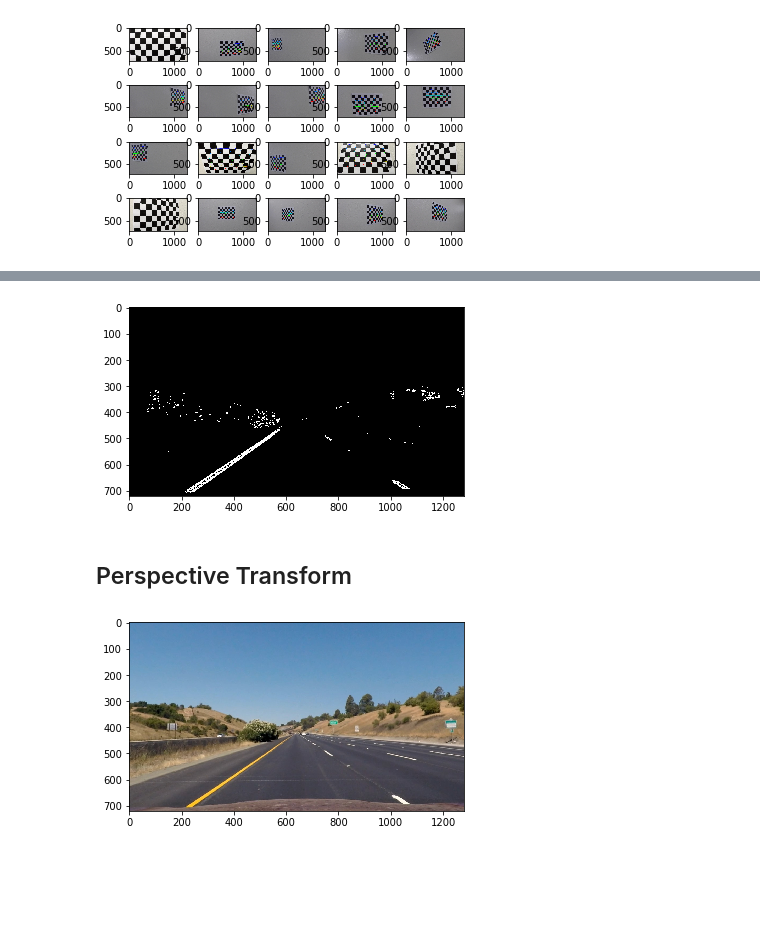
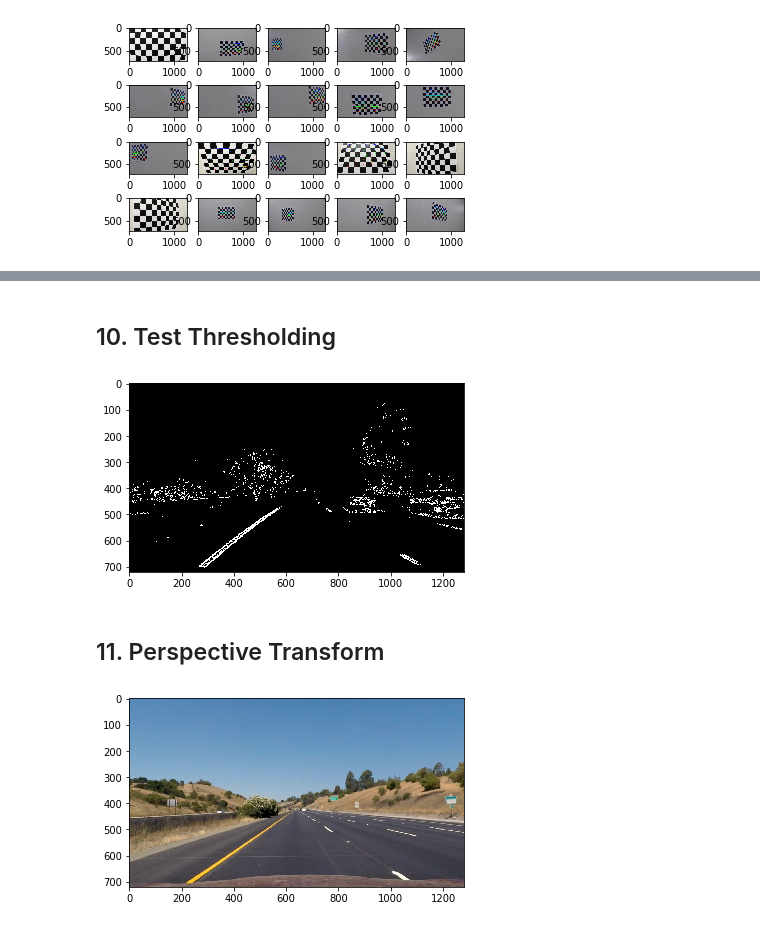
Before and after one commit to jasonzyl/CarND-Advanced-Lane-Lines, a Jupyter notebook: notebook.ipynb, the cells around one changed output, grey strips where cells are left out. Cells and saved outputs as stored; diff of their text form; code cells hidden in the pictures; blank space fills up the shorter version.

```diff
--- a/notebook.ipynb
+++ b/notebook.ipynb
@@ -186,8 +186,12 @@ pipeline.add(threshold)
-# %%
-show_image_gray(threshold(image_to_s_channel(undistort(test_image('straight_lines1.jpg')))))
-# %% [output]
-[figure, removed]
+# %% [markdown]
+## 10. Test Thresholding
+# %%
+test1_thresholded = threshold(test1_s_channel)
+show_image_gray(test1_thresholded)
+plt.imsave('test1_thresholded.jpg', test1_thresholded)
+# %% [output]
+[figure, added]
 # %% [markdown]
-## Perspective Transform
+## 11. Perspective Transform
 # %%
 # Undistorted image with straight lines
```
Also changed, not shown: parts of 36 cells of this notebook, 9 other files.
